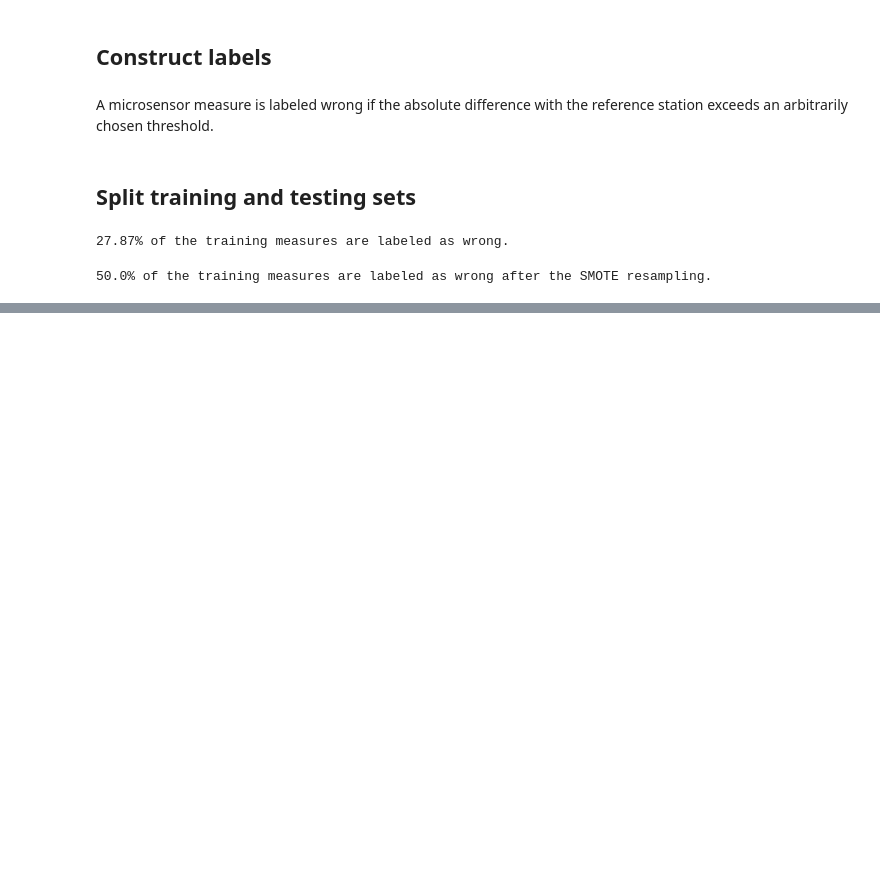
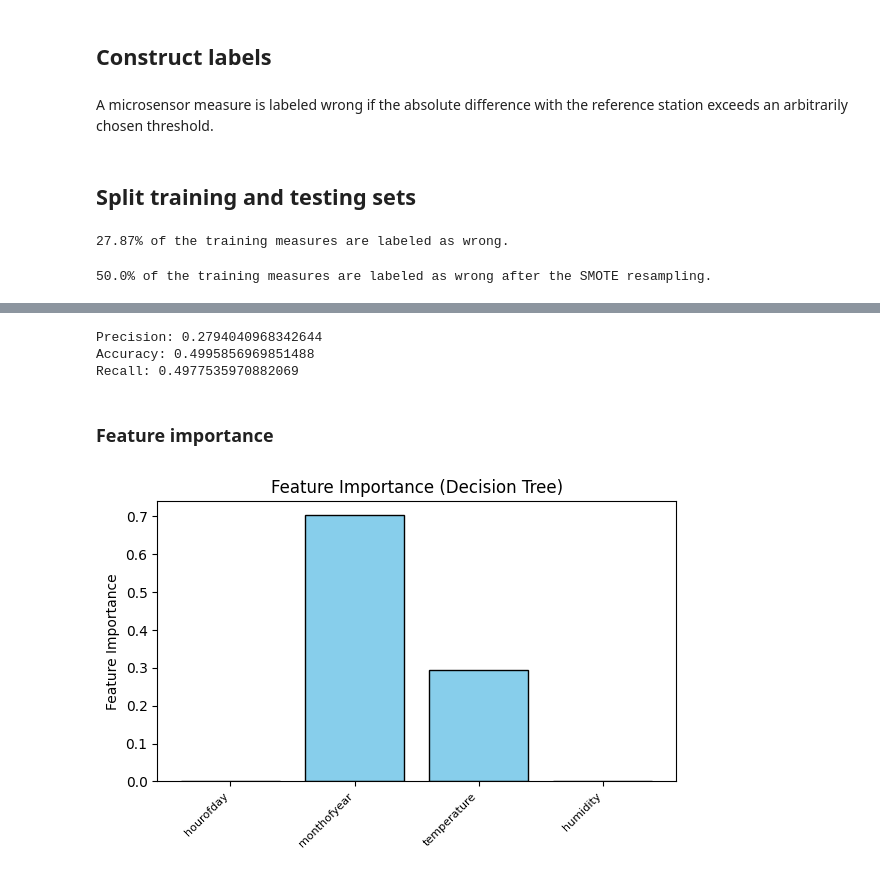
Before and after one commit to jExbrayat/atmo_challenge, a Jupyter notebook: notebooks/decision_tree.ipynb, the cells around one changed output, grey strips where cells are left out. Saved outputs shown, nothing was run; the diff lists cells and outputs as text; code cells hidden in the pictures; blank space fills up the shorter version.

```diff
--- a/notebooks/decision_tree.ipynb
+++ b/notebooks/decision_tree.ipynb
@@ -61,0 +96,26 @@ print(f"{round(true_propor * 100, 2)}% of the training measures are labeled as w
+# %%
+dummy_model = DummyClassifier(strategy='uniform')
+dummy_model.fit(X_test, y_test)
+dummy_pred = dummy_model.predict(X_test)
+print(f"Precision: {precision_score(y_test, dummy_pred)}")
+print(f"Accuracy: {accuracy_score(y_test, dummy_pred)}")
+print(f"Recall: {recall_score(y_test, dummy_pred)}")
+# %% [output]
+Precision: 0.2794040968342644
+Accuracy: 0.4995856969851488
+Recall: 0.4977535970882069
+# %% [markdown]
+### Feature importance
+# %%
+feature_importances = decision_tree.feature_importances_
+feature_names = X.columns
+
+plt.figure(figsize=(6, 4))
+plt.bar(range(len(feature_importances)), feature_importances, color='skyblue', edgecolor='black')
+plt.xticks(range(len(feature_names)), feature_names, rotation=45, ha='right', fontsize=8)
+plt.ylabel("Feature Importance", fontsize=10)
+plt.title("Feature Importance (Decision Tree)", fontsize=12)
+plt.tight_layout()
+plt.show()
+# %% [output]
+[figure, added]
```
Also changed, not shown: parts of 33 cells of this notebook.
